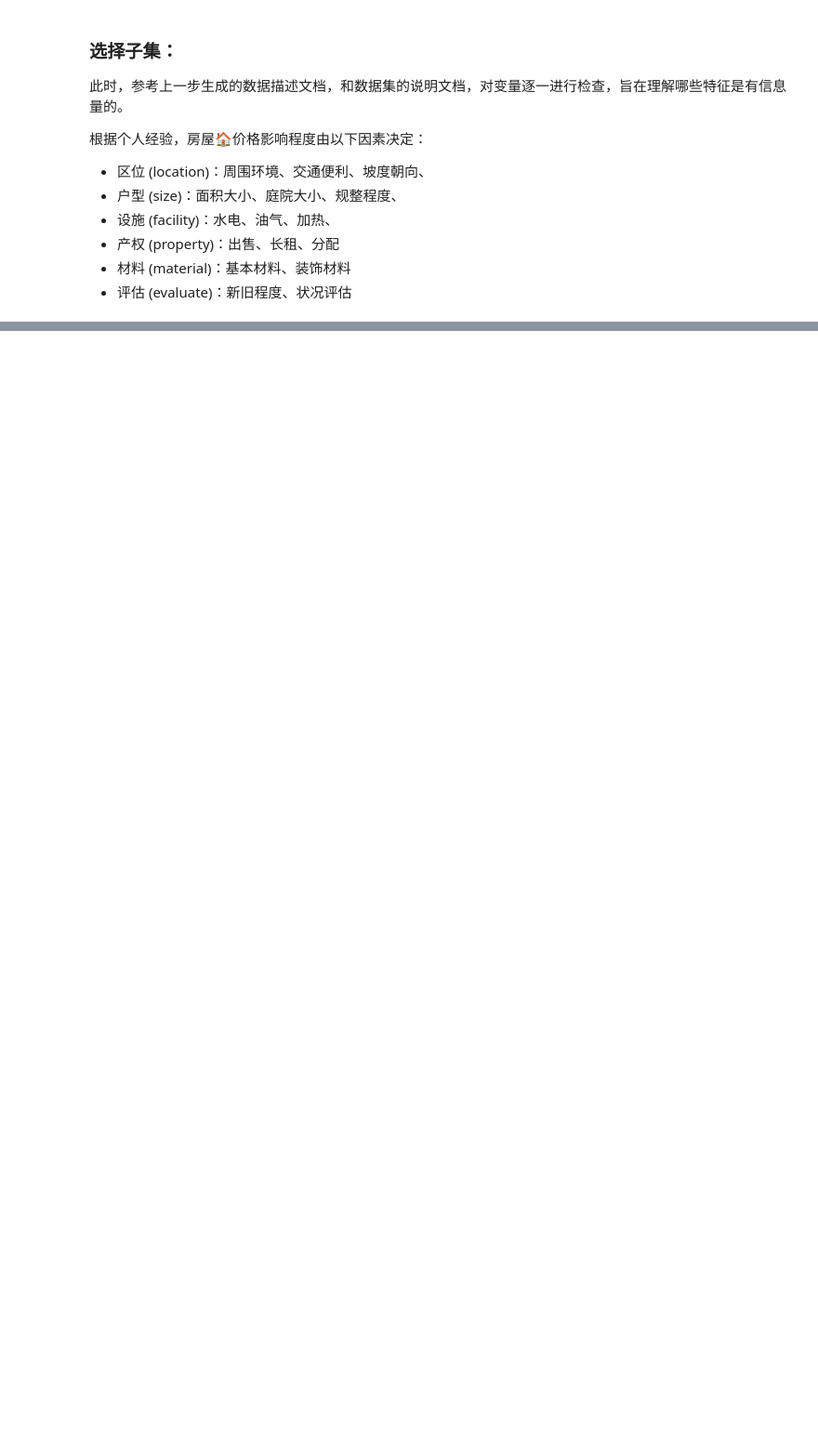
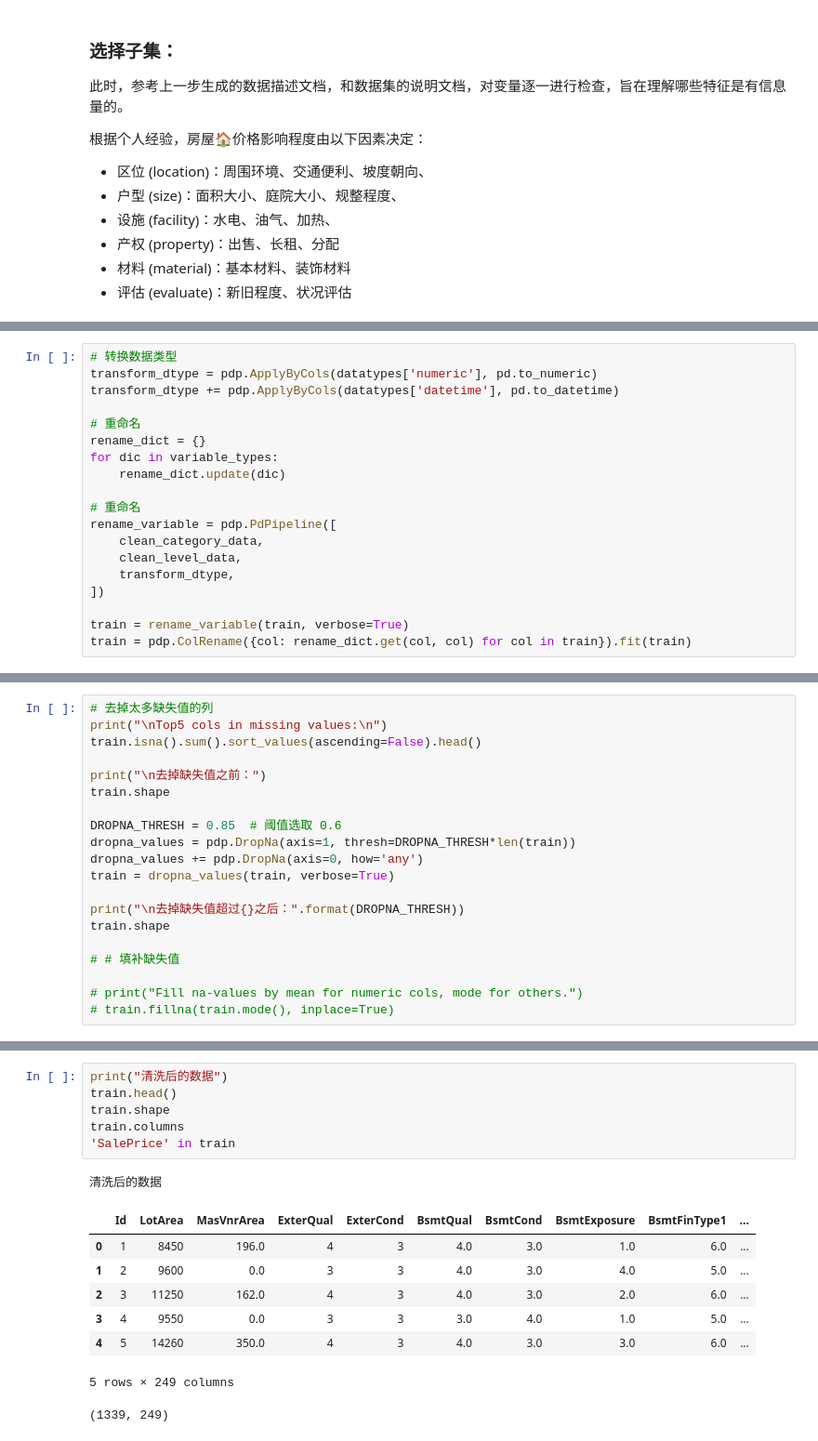
Before and after one commit to SongshGeo/My-Daily-Practices, a Jupyter notebook: house-price/notebook/house-price.ipynb, the cells around one changed output, grey strips where cells are left out. Shown: that part at 93% size. Saved outputs shown, nothing was run; the diff lists cells and outputs as text; blank space fills up the shorter version.

```diff
--- a/house-price/notebook/house-price.ipynb
+++ b/house-price/notebook/house-price.ipynb
@@ -287,0 +343,19 @@ for
+# %%
+# 转换数据类型
+transform_dtype = pdp.ApplyByCols(datatypes['numeric'], pd.to_numeric)
+transform_dtype += pdp.ApplyByCols(datatypes['datetime'], pd.to_datetime)
+
+# 重命名
+rename_dict = {}
+for dic in variable_types:
+    rename_dict.update(dic)
+
+# 重命名
+rename_variable = pdp.PdPipeline([
+    clean_category_data,
+    clean_level_data,
+    transform_dtype,
+])
+
+train = rename_variable(train, verbose=True)
+train = pdp.ColRename({col: rename_dict.get(col, col) for col in train}).fit(train)
@@ -287,0 +389,20 @@ for
+# %%
+# 去掉太多缺失值的列
+print("\nTop5 cols in missing values:\n")
+train.isna().sum().sort_values(ascending=False).head()
+
+print("\n去掉缺失值之前：")
+train.shape
+
+DROPNA_THRESH = 0.85  # 阈值选取 0.6
+dropna_values = pdp.DropNa(axis=1, thresh=DROPNA_THRESH*len(train))
+dropna_values += pdp.DropNa(axis=0, how='any')
+train = dropna_values(train, verbose=True)
+
+print("\n去掉缺失值超过{}之后：".format(DROPNA_THRESH))
+train.shape
+
+# # 填补缺失值
+
+# print("Fill na-values by mean for numeric cols, mode for others.")
+# train.fillna(train.mode(), inplace=True)
@@ -287,0 +439,16 @@ for
+# %%
+print("清洗后的数据")
+train.head()
+train.shape
+train.columns
+'SalePrice' in train
+# %% [output]
+清洗后的数据
+|  | Id | LotArea | MasVnrArea | ExterQual | ExterCond | BsmtQual | BsmtCond | BsmtExposure | BsmtFinType1 | ... |
+| 0 | 1 | 8450 | 196.0 | 4 | 3 | 4.0 | 3.0 | 1.0 | 6.0 | ... |
+| 1 | 2 | 9600 | 0.0 | 3 | 3 | 4.0 | 3.0 | 4.0 | 5.0 | ... |
+| 2 | 3 | 11250 | 162.0 | 4 | 3 | 4.0 | 3.0 | 2.0 | 6.0 | ... |
+| 3 | 4 | 9550 | 0.0 | 3 | 3 | 3.0 | 4.0 | 1.0 | 5.0 | ... |
+| 4 | 5 | 14260 | 350.0 | 4 | 3 | 4.0 | 3.0 | 3.0 | 6.0 | ... |
+5 rows × 249 columns
+(1339, 249)
```
Also changed, not shown: parts of 21 cells of this notebook, 3 other files.
